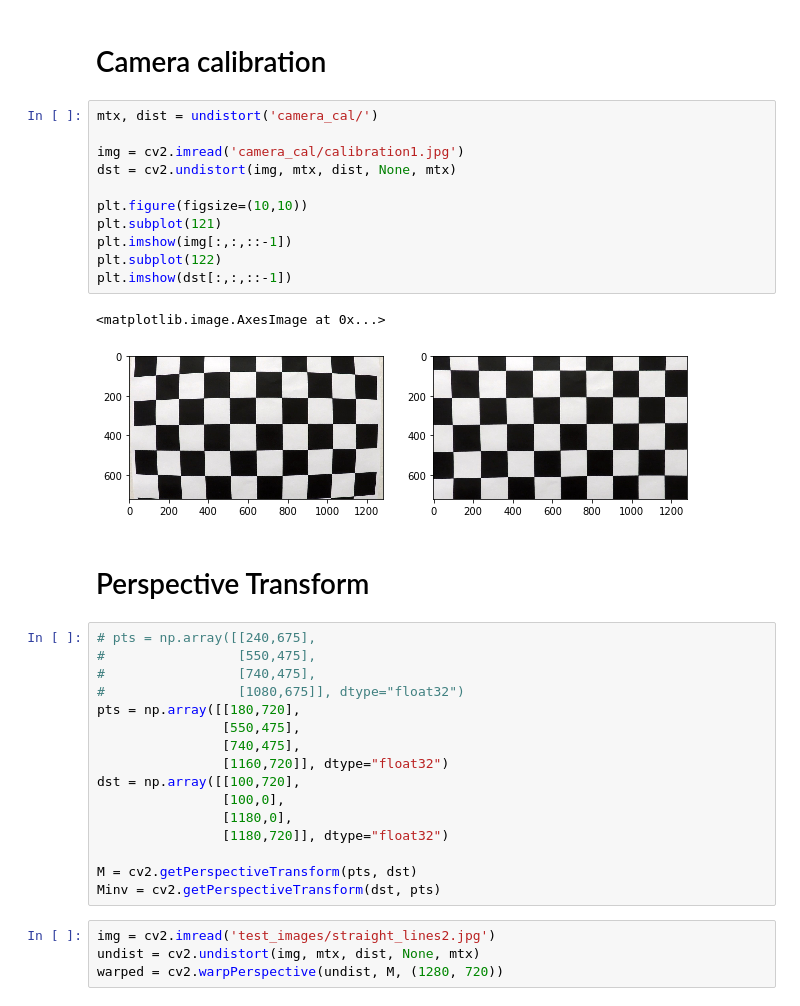
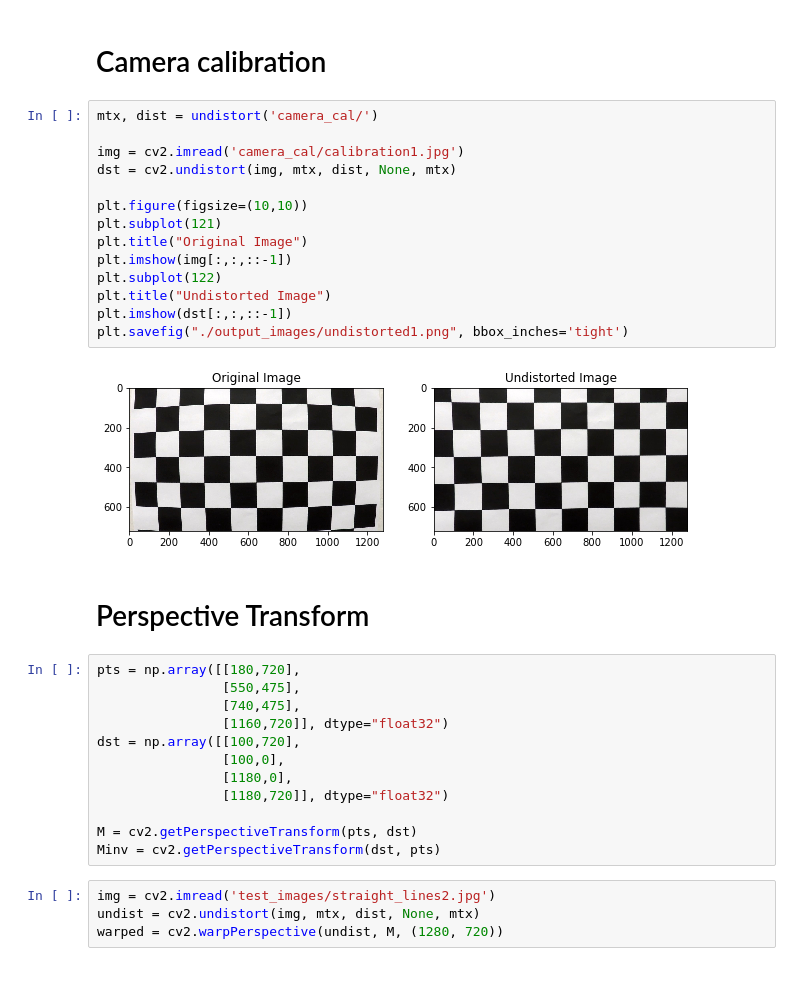
Before and after one commit to rknuffman/CarND-Advanced-Lane-Lines, a Jupyter notebook: Pipeline.ipynb, the cells around one changed output. Saved outputs shown, nothing was run; the diff lists cells and outputs as text; blank space fills up the shorter version.

```diff
--- a/Pipeline.ipynb
+++ b/Pipeline.ipynb
@@ -9,24 +9,22 @@ import matplotlib.pyplot as plt
 # %%
 mtx, dist = undistort('camera_cal/')
 
 img = cv2.imread('camera_cal/calibration1.jpg')
 dst = cv2.undistort(img, mtx, dist, None, mtx)
 
 plt.figure(figsize=(10,10))
 plt.subplot(121)
+plt.title("Original Image")
 plt.imshow(img[:,:,::-1])
 plt.subplot(122)
+plt.title("Undistorted Image")
 plt.imshow(dst[:,:,::-1])
+plt.savefig("./output_images/undistorted1.png", bbox_inches='tight')
 # %% [output]
-<matplotlib.image.AxesImage at 0x...>
-[figure, old version]
+[figure, new version]
 # %% [markdown]
 # Perspective Transform
 # %%
-# pts = np.array([[240,675],
-#                 [550,475],
-#                 [740,475],
-#                 [1080,675]], dtype="float32")
 pts = np.array([[180,720],
                 [550,475],
                 [740,475],
```
Also changed, not shown: parts of 4 cells of this notebook, 1 other file.
